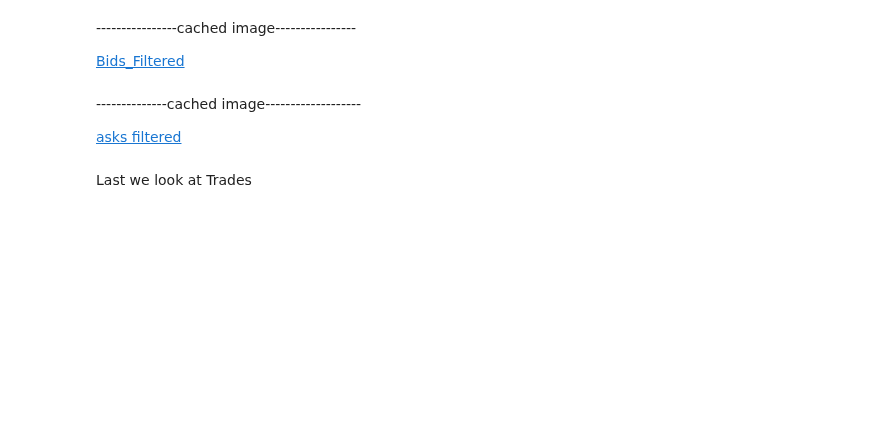
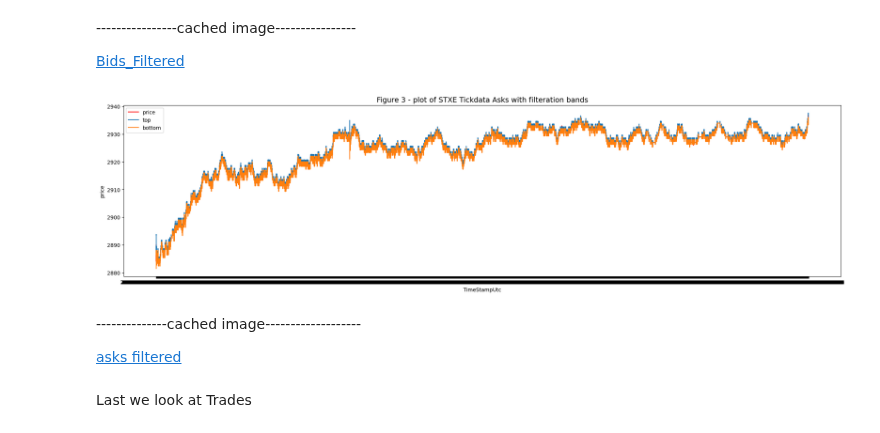
Before and after one commit to sjosephnyc1987/public_ipython_Notebooks, a Jupyter notebook: DAL_STXE_TickData.ipynb, the cells around one changed output. Drawn from its saved outputs; the diff is of its cells as text; code cells hidden in the pictures; blank space fills up the shorter version.

```diff
--- a/DAL_STXE_TickData.ipynb
+++ b/DAL_STXE_TickData.ipynb
@@ -196,34 +198,36 @@ else:
 # %%
 if len(df3_ask) > 20 :
 
     df3_ask['rolling_median_3']=df3_ask['Value'].rolling(3).median()
     df3_ask['rolling_mean_10']=df3_ask['Value'].rolling(10).mean()
     df3_ask['rolling_std_10']=df3_ask['Value'].rolling(10).std()
 
     df3_ask = df3_ask.dropna()
 
     df3_ask['topline'] = df3_ask['rolling_mean_10'] + 2*df3_ask['rolling_std_10']
     df3_ask['bottomline'] = df3_ask['rolling_mean_10'] - 2*df3_ask['rolling_std_10']
     df3_ask_filtered = df3_ask[df3_ask['Value'] <= df3_ask['topline']]
     df3_ask_filtered = df3_ask[df3_ask['Value'] > df3_ask['bottomline']]
 
     #let's plot the asks
-    #plt.plot(df3_ask['TimestampUtc'], df3_ask['Value'],label="price", color ='red' )
-    #plt.plot(df3_ask['TimestampUtc'], df3_ask['topline'],label="top" )
-    #plt.plot(df3_ask['TimestampUtc'], df3_ask['bottomline'],label="bottom" )
-    #plt.xlabel("TimeStampUtc", fontsize=10)
-    #plt.ylabel("price", fontsize=10)
+    plt.plot(df3_ask['TimestampUtc'], df3_ask['Value'],label="price", color ='red' )
+    plt.plot(df3_ask['TimestampUtc'], df3_ask['topline'],label="top" )
+    plt.plot(df3_ask['TimestampUtc'], df3_ask['bottomline'],label="bottom" )
+    plt.xlabel("TimeStampUtc", fontsize=10)
+    plt.ylabel("price", fontsize=10)
 
 
-    #plt.title(f"Figure 3 - plot of STXE Tickdata Asks with filteration bands",fontsize =14)
-    #plt.legend(loc="upper left")
-    #plt.rcParams['figure.figsize'] = [25, 6]
+    plt.title(f"Figure 3 - plot of STXE Tickdata Asks with filteration bands",fontsize =14)
+    plt.legend(loc="upper left")
+    plt.rcParams['figure.figsize'] = [25, 6]
 
-    #plt.show()
+    plt.show()
 
 else:
     df3_ask_filtered = df3_ask.copy()
     print("----not enough asks to filter------")  #debug
+# %% [output]
+[figure, added]
 # %% [markdown]
 --------------cached image-------------------
 
```
Also changed, not shown: parts of 2 cells of this notebook.
